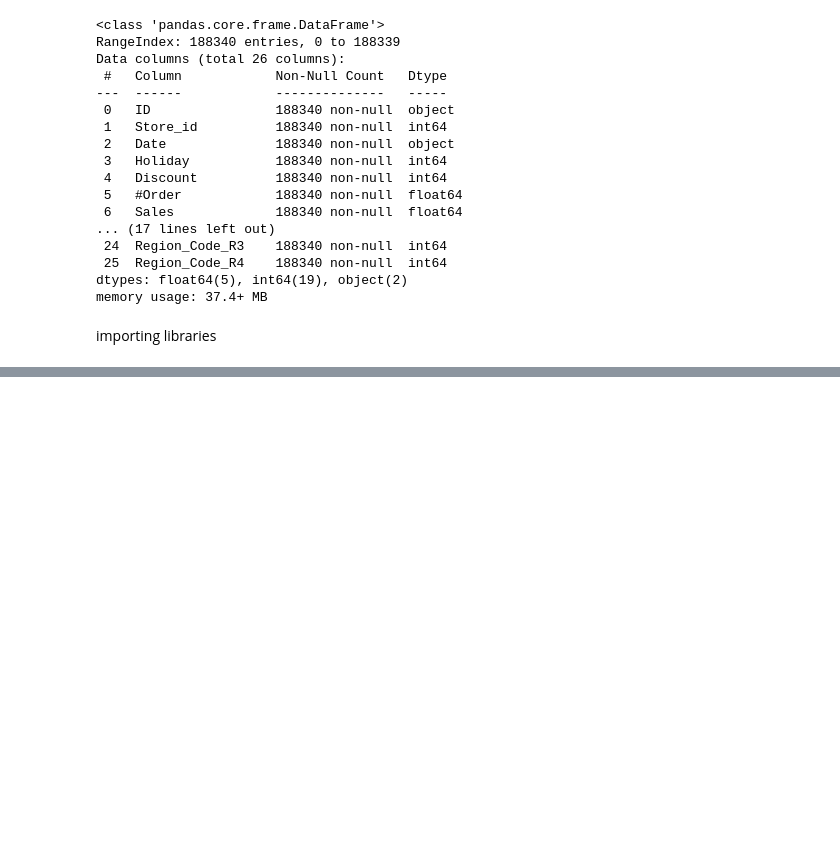
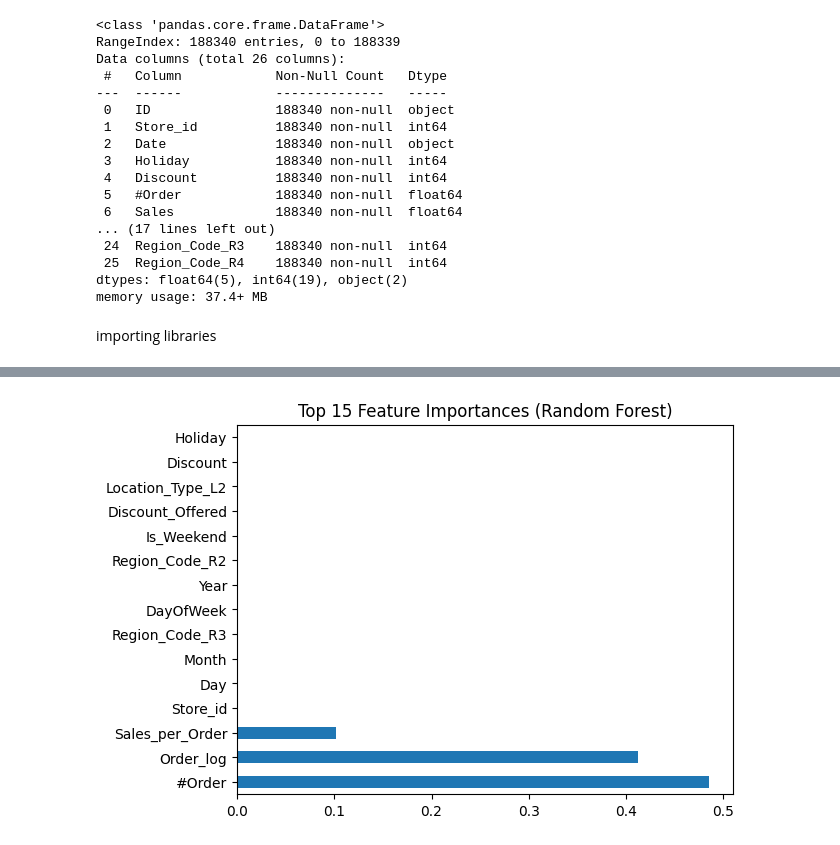
Before and after one commit to nikhita1902/Product_sales_Forecasting, a Jupyter notebook: notebooks/model_selection.ipynb, the cells around one changed output, grey strips where cells are left out. Cells and saved outputs as stored; diff of their text form; code cells hidden in the pictures; blank space fills up the shorter version.

```diff
--- a/notebooks/model_selection.ipynb
+++ b/notebooks/model_selection.ipynb
@@ -55,0 +54,3 @@ ModuleNotFoundError: No module named 'xgboost'
+# %%
+# 4. Train-Test Split
+X_train, X_val, y_train, y_val = train_test_split(X, y, test_size=0.2, random_state=42)
@@ -55,0 +71,5 @@ ModuleNotFoundError: No module named 'xgboost'
+# %%
+# 6. Baseline Model - Linear Regression
+lr = LinearRegression()
+lr.fit(X_train, y_train)
+evaluate_model(lr, X_val, y_val)
@@ -55,0 +83,5 @@ ModuleNotFoundError: No module named 'xgboost'
+# %%
+# 7. Random Forest Model
+rf = RandomForestRegressor(n_estimators=100, random_state=42)
+rf.fit(X_train, y_train)
+evaluate_model(rf, X_val, y_val)
@@ -55,0 +95,5 @@ ModuleNotFoundError: No module named 'xgboost'
+# %%
+# 8. Gradient Boosting Model
+gbr = GradientBoostingRegressor(n_estimators=100, learning_rate=0.1, random_state=42)
+gbr.fit(X_train, y_train)
+evaluate_model(gbr, X_val, y_val)
@@ -55,0 +107,11 @@ ModuleNotFoundError: No module named 'xgboost'
+# %%
+# 9. Feature Importance (from Random Forest)
+import matplotlib.pyplot as plt
+import seaborn as sns
+
+feat_importances = pd.Series(rf.feature_importances_, index=X_train.columns)
+feat_importances.nlargest(15).plot(kind='barh')
+plt.title('Top 15 Feature Importances (Random Forest)')
+plt.show()
+# %% [output]
+[figure, added]
```
Also changed, not shown: parts of 7 cells of this notebook.
